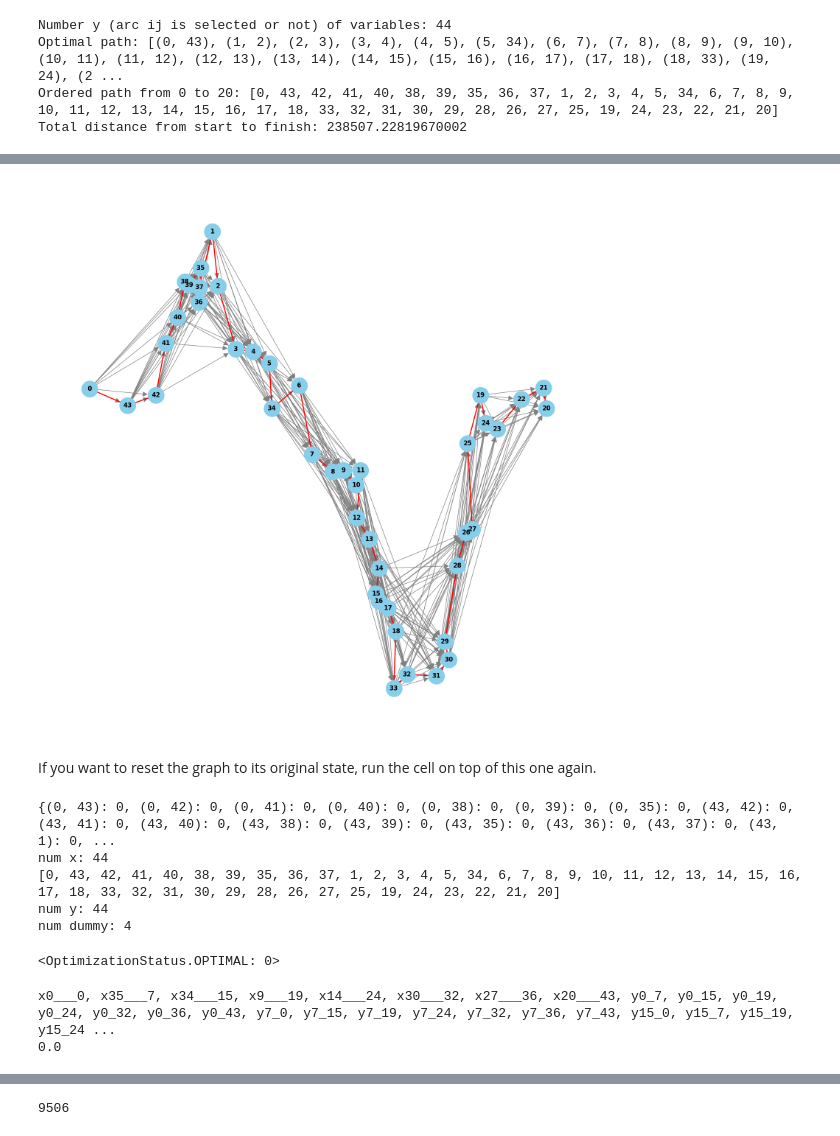
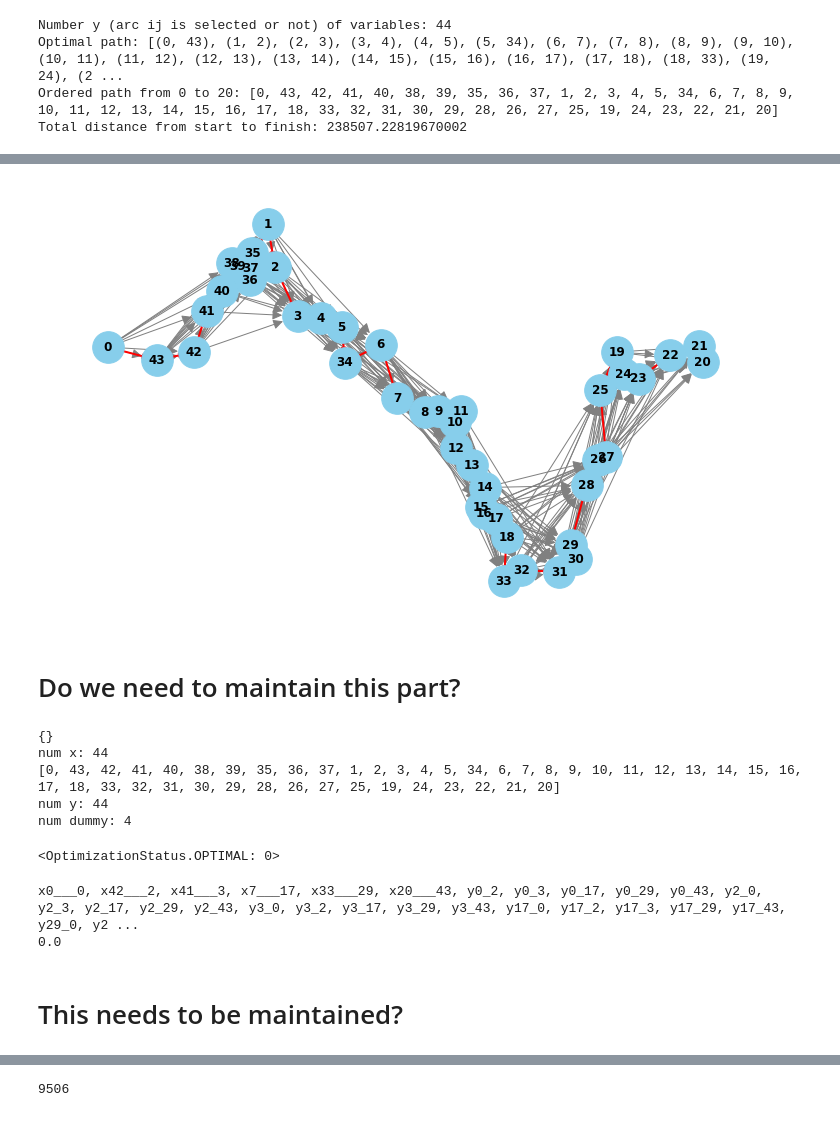
Before and after one commit to lorenzo-battiston/for-biglab, a Jupyter notebook: Text_big_project.ipynb, the cells around one changed output, grey strips where cells are left out. Saved outputs shown, nothing was run; the diff lists cells and outputs as text; code cells hidden in the pictures.

Commit message:
distance calculation refactor

```diff
--- a/Text_big_project.ipynb
+++ b/Text_big_project.ipynb
@@ -209,7 +224,14 @@ def nodes_distance(node1: int, node2: int, ordered_path, distance_matrix) -> flo
     """
     index1 = ordered_path.index(node1)
     index2 = ordered_path.index(node2)
-    return np.sum(distance_matrix[ordered_path[i], ordered_path[i+1]] for i in range(index1, index2))
+    total_distance = 0
+    for i in range(index1, index2):
+        total_distance += distance_matrix[ordered_path[i], ordered_path[i+1]]
+    return total_distance
+
+# Function to get distance between two nodes from the distance matrix
+def get_distance(node1, node2, distance_matrix):
+    return distance_matrix[node1, node2]
 # %%
 #set the timer
 # Starting time
@@ -320,34 +351,35 @@ plt.show()
 # %%
 max_distance = 50_000  # 50,000 meters
 valid_arcs_dict = {}
 
 for i, start_node in enumerate(ordered_path):
     accumulated_distance = 0
     for next_node in ordered_path[i + 1:]:
-        if(nodes_distance(start_node, next_node, ordered_path, distance_matrix) <= max_distance):
+        distance = nodes_distance(start_node, next_node, ordered_path, distance_matrix)
+        if(distance <= max_distance):
             if not G.has_edge(start_node, next_node):
-                G.add_edge(start_node, next_node, distance=accumulated_distance)
-            valid_arcs_dict[(start_node, next_node)] = accumulated_distance
+                G.add_edge(start_node, next_node, distance=distance)
+                valid_arcs_dict[(start_node, next_node)] = distance
         else: break
 
 
 # Create a list of edges for the original path
 original_path_edges = [(ordered_path[i], ordered_path[i + 1]) for i in range(len(ordered_path) - 1)]
 
 # Visualization
-plt.figure(figsize=(15, 15))
+plt.figure(figsize=(10, 6))
 # Draw the graph with all connections
 nx.draw(G, pos, with_labels=True, node_size=1000, font_size=12, font_color="black", font_weight="bold",
         node_color="skyblue", edge_color="gray", arrowsize=20)
 
 # Highlight the original path in red
 nx.draw_networkx_edges(G, pos, edgelist=original_path_edges, edge_color='red', width=2)
 
 plt.show()
 # %% [output]
-[figure, old version]
+[figure, new version]
 # %% [markdown]
-If you want to reset the graph to its original state, run the cell on top of this one again.
+# Do we need to maintain this part?
 # %%
 # Create a 2D array for faster distance lookups
 max_id = max(od_data['origin_id'].max(), od_data['destination_id'].max())
@@ -427,7 +459,7 @@ m.objective = mip.minimize(z)
 
 m.optimize()
 # %% [output]
-{(0, 43): 0, (0, 42): 0, (0, 41): 0, (0, 40): 0, (0, 38): 0, (0, 39): 0, (0, 35): 0, (43, 42): 0, (43, 41): 0, (43, 40): 0, (43, 38): 0, (43, 39): 0, (43, 35): 0, (43, 36): 0, (43, 37): 0, (43, 1): 0, ...
+{}
 num x: 44
 [0, 43, 42, 41, 40, 38, 39, 35, 36, 37, 1, 2, 3, 4, 5, 34, 6, 7, 8, 9, 10, 11, 12, 13, 14, 15, 16, 17, 18, 33, 32, 31, 30, 29, 28, 26, 27, 25, 19, 24, 23, 22, 21, 20]
 num y: 44
@@ -440,8 +472,10 @@ for i in range(len(m.vars)):
 print()
 print(m.objective_value)
 # %% [output]
-x0___0, x35___7, x34___15, x9___19, x14___24, x30___32, x27___36, x20___43, y0_7, y0_15, y0_19, y0_24, y0_32, y0_36, y0_43, y7_0, y7_15, y7_19, y7_24, y7_32, y7_36, y7_43, y15_0, y15_7, y15_19, y15_24 ...
+x0___0, x42___2, x41___3, x7___17, x33___29, x20___43, y0_2, y0_3, y0_17, y0_29, y0_43, y2_0, y2_3, y2_17, y2_29, y2_43, y3_0, y3_2, y3_17, y3_29, y3_43, y17_0, y17_2, y17_3, y17_29, y17_43, y29_0, y2 ...
 0.0
+# %% [markdown]
+# This needs to be maintained?
 # %%
 max_distance = 50_000  # 50,000 meters
 valid_arcs_dict = {}
```
Also changed, not shown: parts of 15 cells of this notebook.
